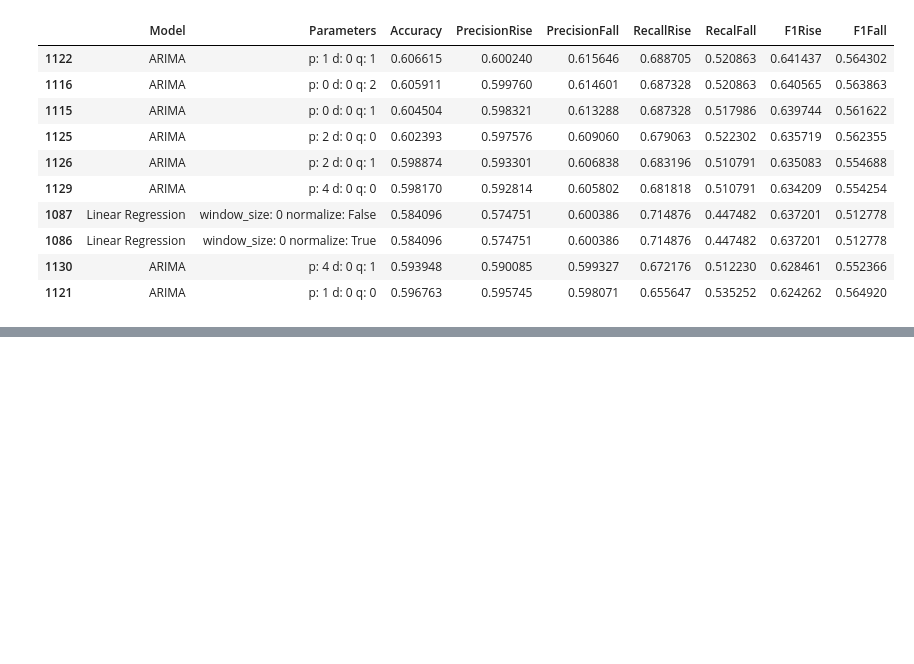
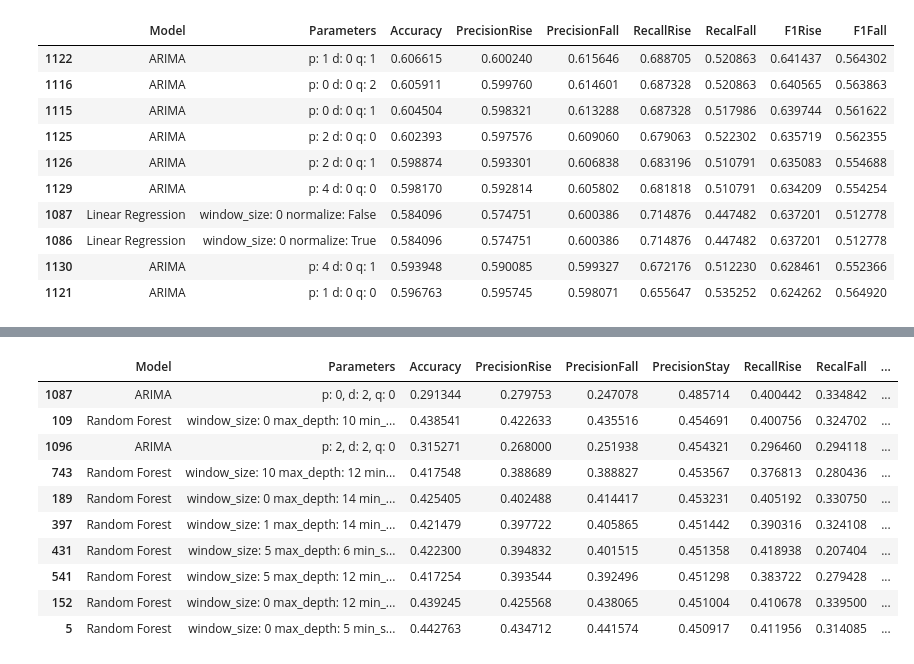
Before and after one commit to KrizanPeter/DP3_Repo, a Jupyter notebook: LastValuePredict.ipynb, the cells around one changed output, grey strips where cells are left out. Drawn from its saved outputs; the diff is of its cells as text; code cells hidden in the pictures; blank space fills up the shorter version.

```diff
--- a/LastValuePredict.ipynb
+++ b/LastValuePredict.ipynb
@@ -108,0 +130,14 @@ resultDf.sort_values('PrecisionFall', ascending=False).head(10)
+# %%
+resultDf.sort_values('PrecisionStay', ascending=False).head(10)
+# %% [output]
+|  | Model | Parameters | Accuracy | PrecisionRise | PrecisionFall | PrecisionStay | RecallRise | RecalFall | ... |
+| 1087 | ARIMA | p: 0, d: 2, q: 0 | 0.291344 | 0.279753 | 0.247078 | 0.485714 | 0.400442 | 0.334842 | ... |
+| 109 | Random Forest | window_size: 0 max_depth: 10 min_... | 0.438541 | 0.422633 | 0.435516 | 0.454691 | 0.400756 | 0.324702 | ... |
+| 1096 | ARIMA | p: 2, d: 2, q: 0 | 0.315271 | 0.268000 | 0.251938 | 0.454321 | 0.296460 | 0.294118 | ... |
+| 743 | Random Forest | window_size: 10 max_depth: 12 min... | 0.417548 | 0.388689 | 0.388827 | 0.453567 | 0.376813 | 0.280436 | ... |
+| 189 | Random Forest | window_size: 0 max_depth: 14 min_... | 0.425405 | 0.402488 | 0.414417 | 0.453231 | 0.405192 | 0.330750 | ... |
+| 397 | Random Forest | window_size: 1 max_depth: 14 min_... | 0.421479 | 0.397722 | 0.405865 | 0.451442 | 0.390316 | 0.324108 | ... |
+| 431 | Random Forest | window_size: 5 max_depth: 6 min_s... | 0.422300 | 0.394832 | 0.401515 | 0.451358 | 0.418938 | 0.207404 | ... |
+| 541 | Random Forest | window_size: 5 max_depth: 12 min_... | 0.417254 | 0.393544 | 0.392496 | 0.451298 | 0.383722 | 0.279428 | ... |
+| 152 | Random Forest | window_size: 0 max_depth: 12 min_... | 0.439245 | 0.425568 | 0.438065 | 0.451004 | 0.410678 | 0.339500 | ... |
+| 5 | Random Forest | window_size: 0 max_depth: 5 min_s... | 0.442763 | 0.434712 | 0.441574 | 0.450917 | 0.411956 | 0.314085 | ... |
```
Also changed, not shown: parts of 5 cells of this notebook, 9 other files.
